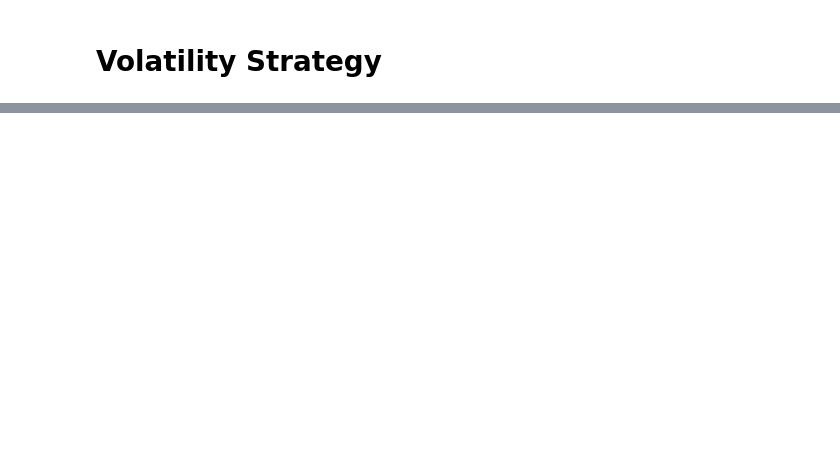
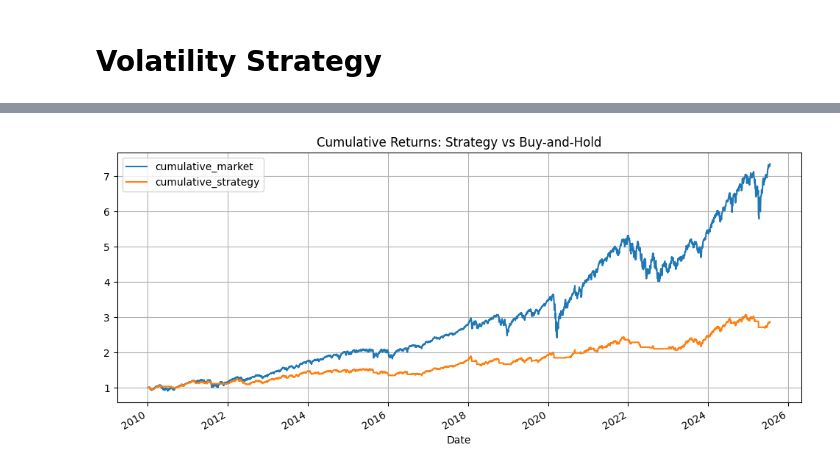
Before and after one commit to aadideshpande/garch-volatility-strategy, a Jupyter notebook: notebooks/volatility_strategy.ipynb, the cells around one changed output, grey strips where cells are left out. Saved outputs shown, nothing was run; the diff lists cells and outputs as text; code cells hidden in the pictures; blank space fills up the shorter version.

```diff
--- a/notebooks/volatility_strategy.ipynb
+++ b/notebooks/volatility_strategy.ipynb
@@ -36,0 +79,15 @@ plt.show()
+# %%
+# if vol is low, we go long; if vol is high, we stay in cash
+df['position'] = df['vol_regime'].map({'low': 1.0, 'high': 0.0})
+df['strategy_return'] = df['position'].shift(1) * df['log_return']
+
+# Cumulative returns
+df['cumulative_strategy'] = df['strategy_return'].cumsum().apply(np.exp)
+df['cumulative_market'] = df['log_return'].cumsum().apply(np.exp)
+
+# Step 6: Plot performance
+df[['cumulative_market', 'cumulative_strategy']].plot(figsize=(12, 5), title='Cumulative Returns: Strategy vs Buy-and-Hold')
+plt.grid(True)
+plt.show()
+# %% [output]
+[figure, added]
```
Also changed, not shown: parts of 11 cells of this notebook, 5 other files.
